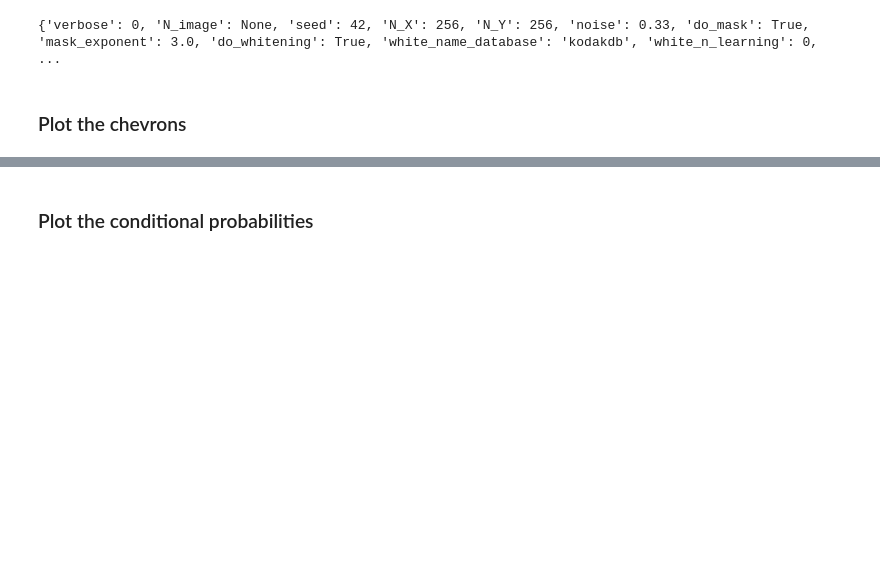
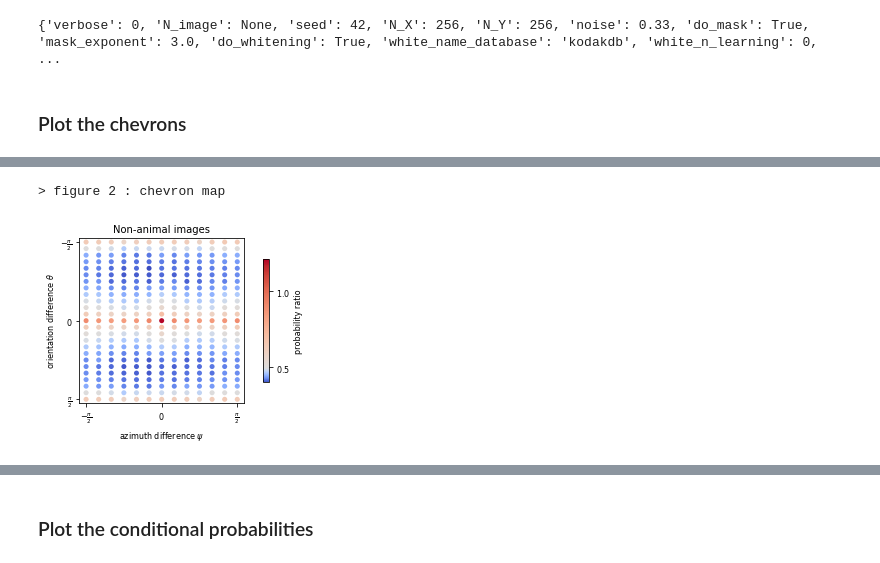
Before and after one commit to laurentperrinet/PerrinetBednar15, a Jupyter notebook: notebooks/3 notebook_figure_chevrons.ipynb, the cells around one changed output, grey strips where cells are left out. Saved outputs shown, nothing was run; the diff lists cells and outputs as text; code cells hidden in the pictures; blank space fills up the shorter version.

Commit message:
replicating chevron plots

```diff
--- a/notebooks/3 notebook_figure_chevrons.ipynb
+++ b/notebooks/3 notebook_figure_chevrons.ipynb
@@ -189,19 +181,21 @@ NameError: name 'v_hist1' is not defined
 # %%
 v_max, v_min = 2., -1.
 v_max, v_min = None, None
 print('> figure 2 : chevron map ')
 fig = plt.figure(figsize=figsize2)
 ratio = figsize2[1]/figsize2[0]
 border = 0.15
 #              *left*, *bottom*, *width*, *height*
-a = fig.add_axes((.13, border*ratio/2, 1.-border, 1.-border*ratio), axisbg='w')
-#     a = fig.add_axes((.15, .11, .78, .88), axisbg='w')
-a.axis(c='b', lw=0)
+ax = fig.add_axes((.13, border*ratio/2, 1.-border, 1.-border*ratio), facecolor='w')
+ax.axis(c='b', lw=0)
 dolog = False
 dolog = True
 #              *left*, *bottom*, *width*, *height*
-fig, a = ef.cohistedges(edgeslist=None, v_hist=v_hist1.sum(axis=-1), fig=fig, a=a, display='chevrons',
+fig, ax = ef.cohistedges(edgeslist=None, v_hist=v_hist1.sum(axis=-1), fig=fig, ax=ax, display='chevrons',
                              dolog=dolog, labels=True, xticks=True, colorbar=True, v_min=v_min, v_max=v_max)
-_ = a.set_title('Non-animal images', fontsize=10)
+_ = ax.set_title('Non-animal images', fontsize=10)
+# %% [output]
+> figure 2 : chevron map
+[figure, added]
 # %%
 ef.savefig(fig, 'figure_chevrons')
```
Also changed, not shown: parts of 10 cells of this notebook.
